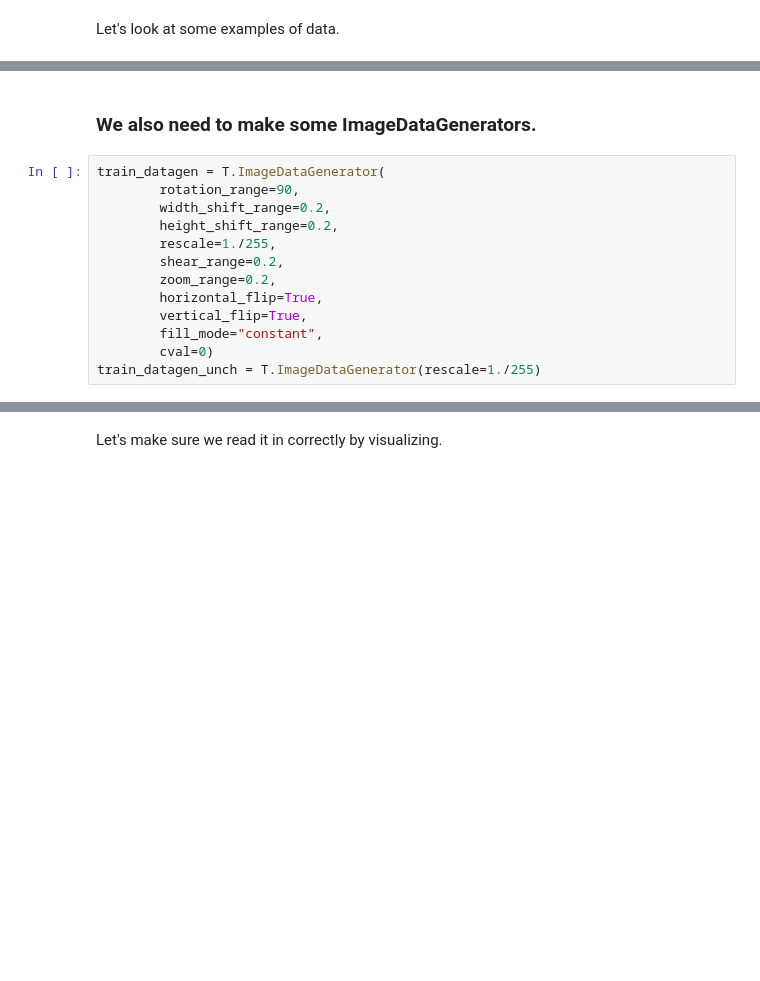
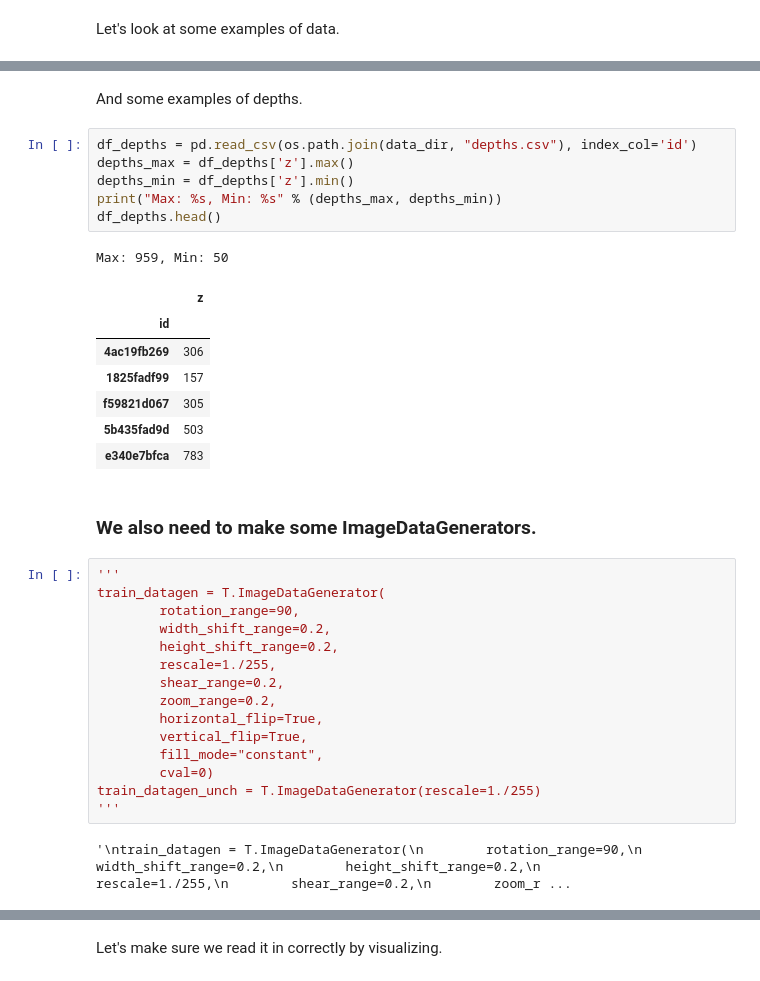
Before and after one commit to CutieOwl/kaggle-practice, a Jupyter notebook: tgs_salt_identification/salt_identification.ipynb, the cells around one changed output, grey strips where cells are left out. Saved outputs shown, nothing was run; the diff lists cells and outputs as text; blank space fills up the shorter version.

```diff
--- a/tgs_salt_identification/salt_identification.ipynb
+++ b/tgs_salt_identification/salt_identification.ipynb
@@ -184,6 +175,24 @@ plt.show()
+# %% [markdown]
+And some examples of depths.
+# %%
+df_depths = pd.read_csv(os.path.join(data_dir, "depths.csv"), index_col='id')
+depths_max = df_depths['z'].max()
+depths_min = df_depths['z'].min()
+print("Max: %s, Min: %s" % (depths_max, depths_min))
+df_depths.head()
+# %% [output]
+Max: 959, Min: 50
+|  | z |
+| id |  |
+| 4ac19fb269 | 306 |
+| 1825fadf99 | 157 |
+| f59821d067 | 305 |
+| 5b435fad9d | 503 |
+| e340e7bfca | 783 |
 # %% [markdown]
 ### We also need to make some ImageDataGenerators.
 # %%
+'''
 train_datagen = T.ImageDataGenerator(
         rotation_range=90,
         width_shift_range=0.2,
@@ -196,5 +205,8 @@ train_datagen = T.ImageDataGenerator(
         fill_mode="constant",
         cval=0)
 train_datagen_unch = T.ImageDataGenerator(rescale=1./255)
+'''
+# %% [output]
+'\ntrain_datagen = T.ImageDataGenerator(\n        rotation_range=90,\n        width_shift_range=0.2,\n        height_shift_range=0.2,\n        rescale=1./255,\n        shear_range=0.2,\n        zoom_r ...
 # %% [markdown]
 ### Let's start with the training set.
```
Also changed, not shown: parts of 11 cells of this notebook, 16 other files.
